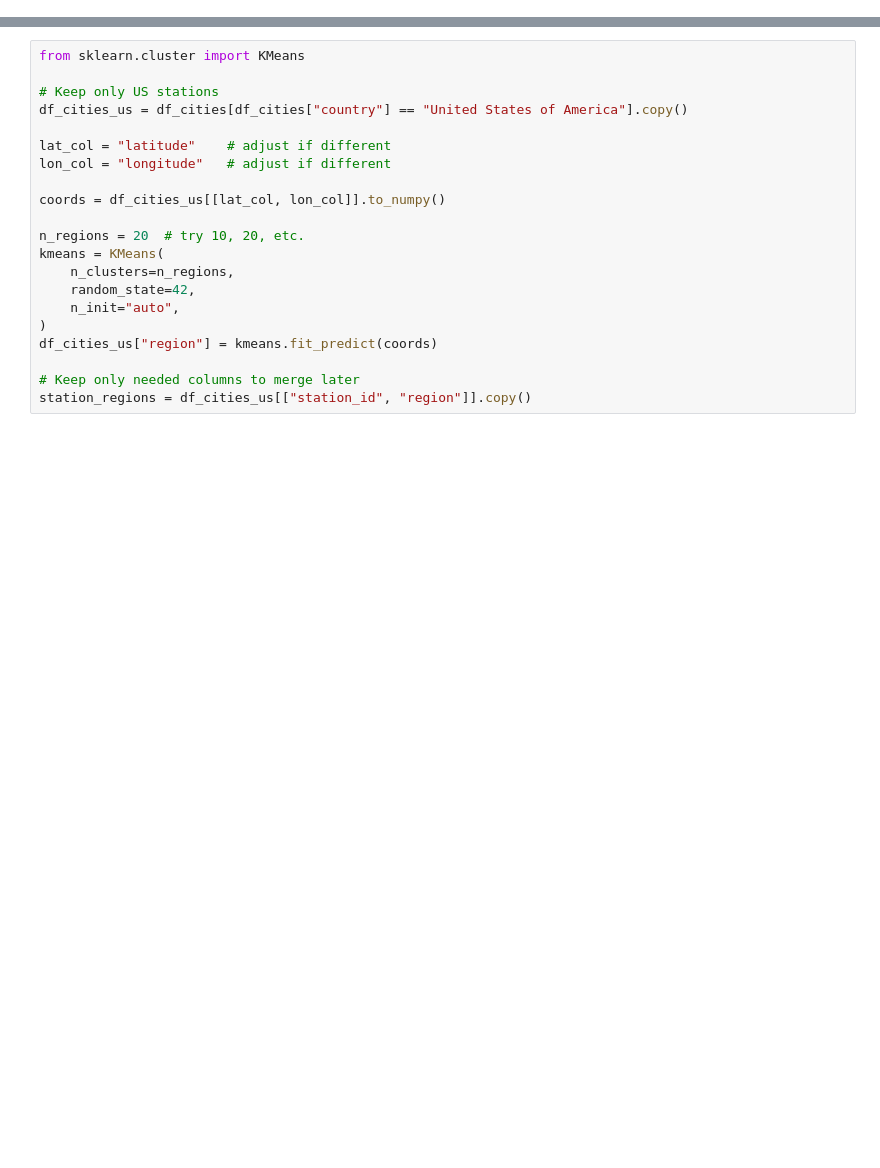
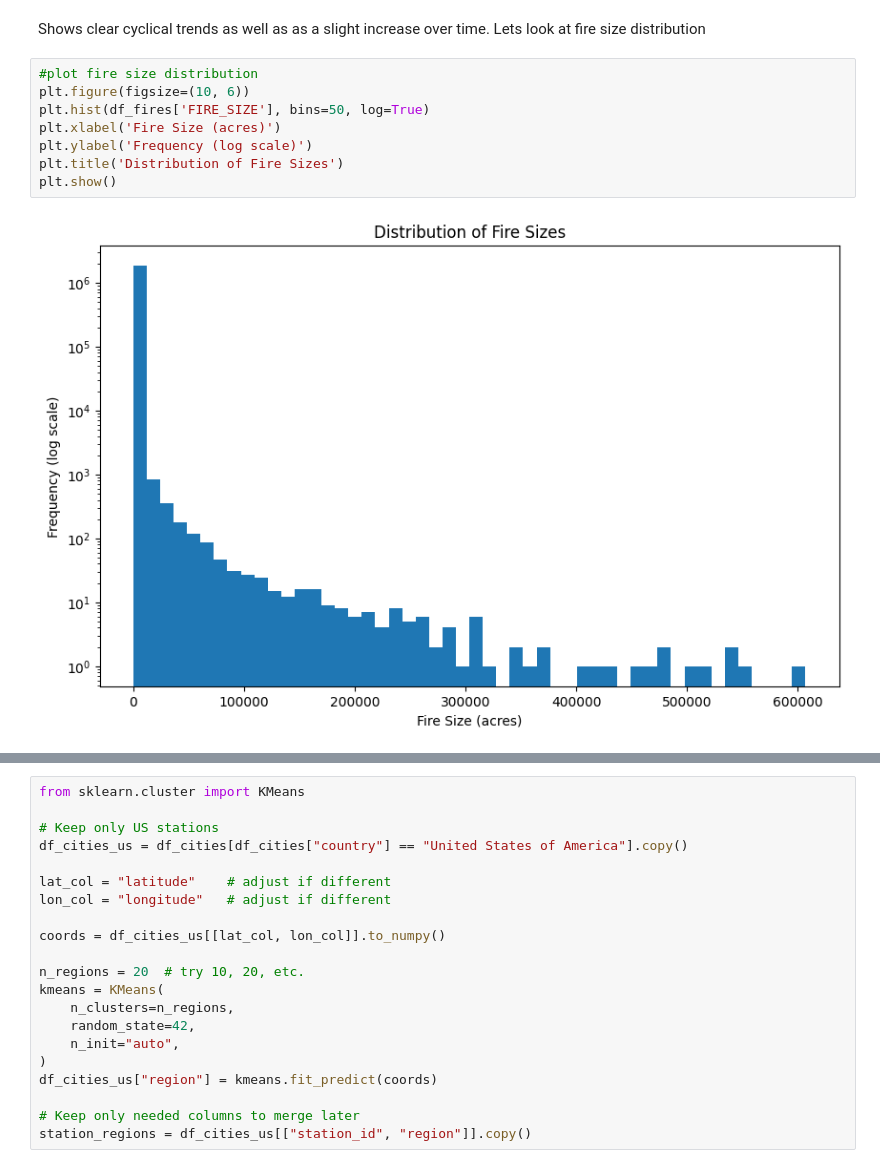
Before and after one commit to whelixw/week_11_wildfire_prediction, a Jupyter notebook: scripts/plots.ipynb, the cells around one changed output, grey strips where cells are left out. Cells and saved outputs as stored; diff of their text form; blank space fills up the shorter version.

```diff
--- a/scripts/plots.ipynb
+++ b/scripts/plots.ipynb
@@ -182,0 +47,13 @@ Test PR-AUC: 0.9385007097185429
+# %% [markdown]
+Shows clear cyclical trends as well as as a slight increase over time.
+Lets look at fire size distribution
+# %%
+#plot fire size distribution
+plt.figure(figsize=(10, 6))
+plt.hist(df_fires['FIRE_SIZE'], bins=50, log=True)
+plt.xlabel('Fire Size (acres)')
+plt.ylabel('Frequency (log scale)')
+plt.title('Distribution of Fire Sizes')
+plt.show()
+# %% [output]
+[figure, added]
```
Also changed, not shown: parts of 12 cells of this notebook.
